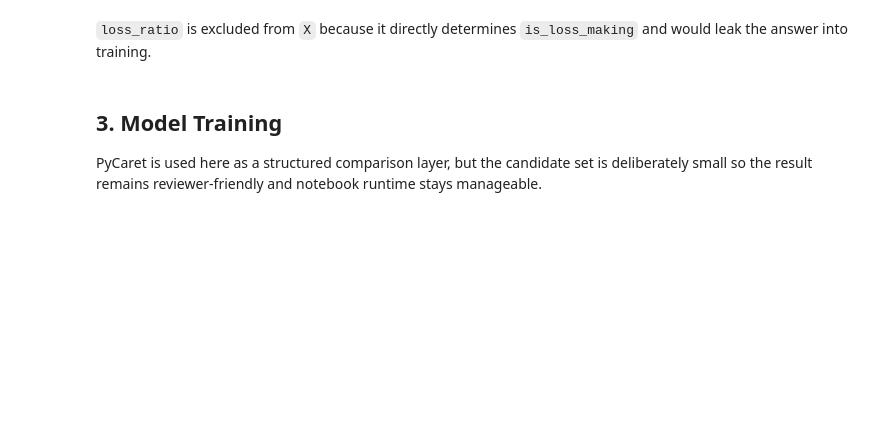
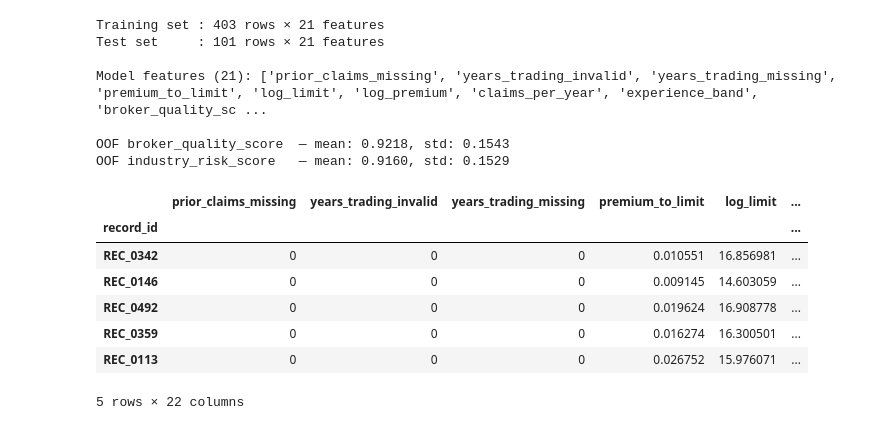
Before and after one commit to duybuile/loss-pred, a Jupyter notebook: notebooks/modelling.ipynb, the cells around one changed output. Drawn from its saved outputs; the diff is of its cells as text; code cells hidden in the pictures; blank space fills up the shorter version.

```diff
--- a/notebooks/modelling.ipynb
+++ b/notebooks/modelling.ipynb
@@ -220,6 +679,47 @@ print("Target positive rate:", round(y.mean(), 3))
-# %% [markdown]
-`loss_ratio` is excluded from `X` because it directly determines `is_loss_making` and would leak the answer into training.
-# %% [markdown]
-## 3. Model Training
-
-PyCaret is used here as a structured comparison layer, but the candidate set is deliberately small so the result remains reviewer-friendly and notebook runtime stays manageable.
+# %%
+# Fit on training data — OOF cross-validation for group scores
+X_train = feature_pipeline.fit_transform(X_train_raw)
+# Apply stored parameters to test data
+X_test = feature_pipeline.transform(X_test_raw)
+
+# Drop raw inputs that have been superseded by engineered features.
+# risk_type and territory are now OHE-expanded by the pipeline so they
+# appear as risk_type_* / territory_* columns rather than the original strings.
+_drop_raw = ["limit", "premium", "prior_claims", "years_trading", "broker", "industry"]
+model_features = [col for col in X_train.columns if col not in _drop_raw]
+
+# Build model DataFrames — test set is a true holdout, never seen during training
+model_df = X_train[model_features].copy()
+model_df[TARGET] = y_train
+
+test_model_df = X_test[model_features].copy()
+test_model_df[TARGET] = y_test
+
+print(f"Training set : {model_df.shape[0]:,} rows × {len(model_features)} features")
+print(f"Test set     : {test_model_df.shape[0]:,} rows × {len(model_features)} features")
+print(f"\nModel features ({len(model_features)}): {model_features}")
+print(
+    f"\nOOF broker_quality_score  — mean: {X_train['broker_quality_score'].mean():.4f},"
+    f" std: {X_train['broker_quality_score'].std():.4f}"
+)
+print(
+    f"OOF industry_risk_score   — mean: {X_train['industry_risk_score'].mean():.4f},"
+    f" std: {X_train['industry_risk_score'].std():.4f}"
+)
+display(model_df.head())
+# %% [output]
+Training set : 403 rows × 21 features
+Test set     : 101 rows × 21 features
+
+Model features (21): ['prior_claims_missing', 'years_trading_invalid', 'years_trading_missing', 'premium_to_limit', 'log_limit', 'log_premium', 'claims_per_year', 'experience_band', 'broker_quality_sc ...
+
+OOF broker_quality_score  — mean: 0.9218, std: 0.1543
+OOF industry_risk_score   — mean: 0.9160, std: 0.1529
+|  | prior_claims_missing | years_trading_invalid | years_trading_missing | premium_to_limit | log_limit | ... |
+| record_id |  |  |  |  |  | ... |
+| REC_0342 | 0 | 0 | 0 | 0.010551 | 16.856981 | ... |
+| REC_0146 | 0 | 0 | 0 | 0.009145 | 14.603059 | ... |
+| REC_0492 | 0 | 0 | 0 | 0.019624 | 16.908778 | ... |
+| REC_0359 | 0 | 0 | 0 | 0.016274 | 16.300501 | ... |
+| REC_0113 | 0 | 0 | 0 | 0.026752 | 15.976071 | ... |
+5 rows × 22 columns
```
Also changed, not shown: parts of 64 cells of this notebook, 4 other files.
